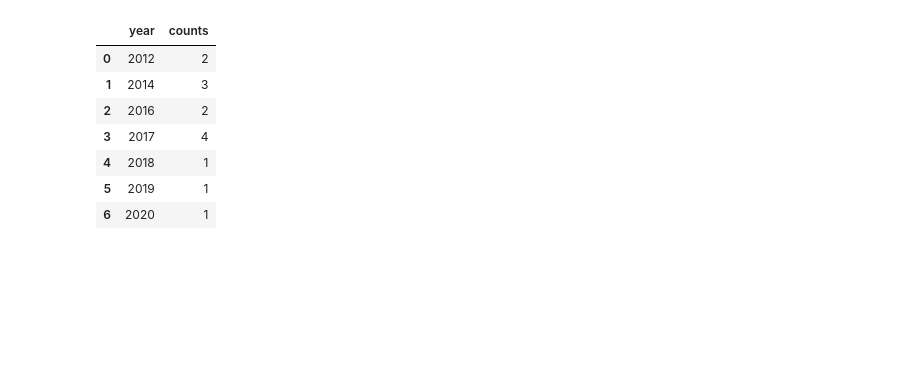
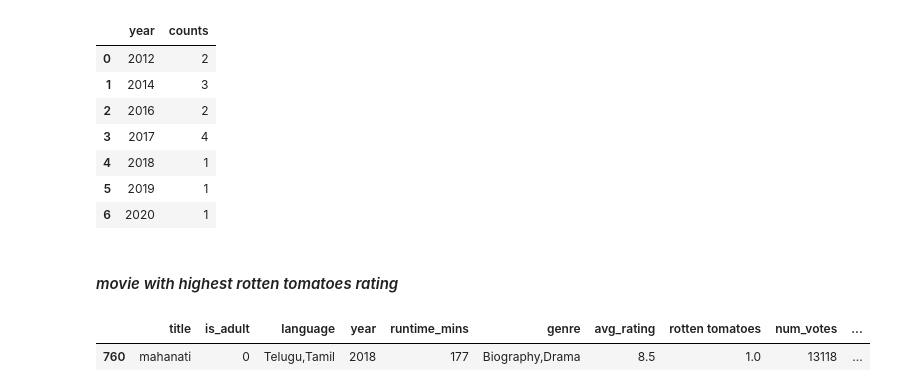
Before and after one commit to krish5989/imdb-movies-collation, a Jupyter notebook: notebook/imdb-analysis.ipynb, the cells around one changed output. Saved outputs shown, nothing was run; the diff lists cells and outputs as text; code cells hidden in the pictures; blank space fills up the shorter version.

```diff
--- a/notebook/imdb-analysis.ipynb
+++ b/notebook/imdb-analysis.ipynb
@@ -194,3 +204,10 @@ final_enriched_movies_df[(final_enriched_movies_df['language'].str.contains('tam
 | 4 | 2018 | 1 |
 | 5 | 2019 | 1 |
 | 6 | 2020 | 1 |
+# %% [markdown]
+#### *movie with highest rotten tomatoes rating*
+# %%
+final_enriched_movies_df[(final_enriched_movies_df['rotten tomatoes'].notna()) & (final_enriched_movies_df['rotten tomatoes']==final_enriched_movies_df['rotten tomatoes'].max())].sort_values(by=['avg_rating', 'num_votes'], ascending=[False,False]).head(1)
+# %% [output]
+|  | title | is_adult | language | year | runtime_mins | genre | avg_rating | rotten tomatoes | num_votes | ... |
+| 760 | mahanati | 0 | Telugu,Tamil | 2018 | 177 | Biography,Drama | 8.5 | 1.0 | 13118 | ... |
```
Also changed, not shown: parts of 12 cells of this notebook, 4 other files.
